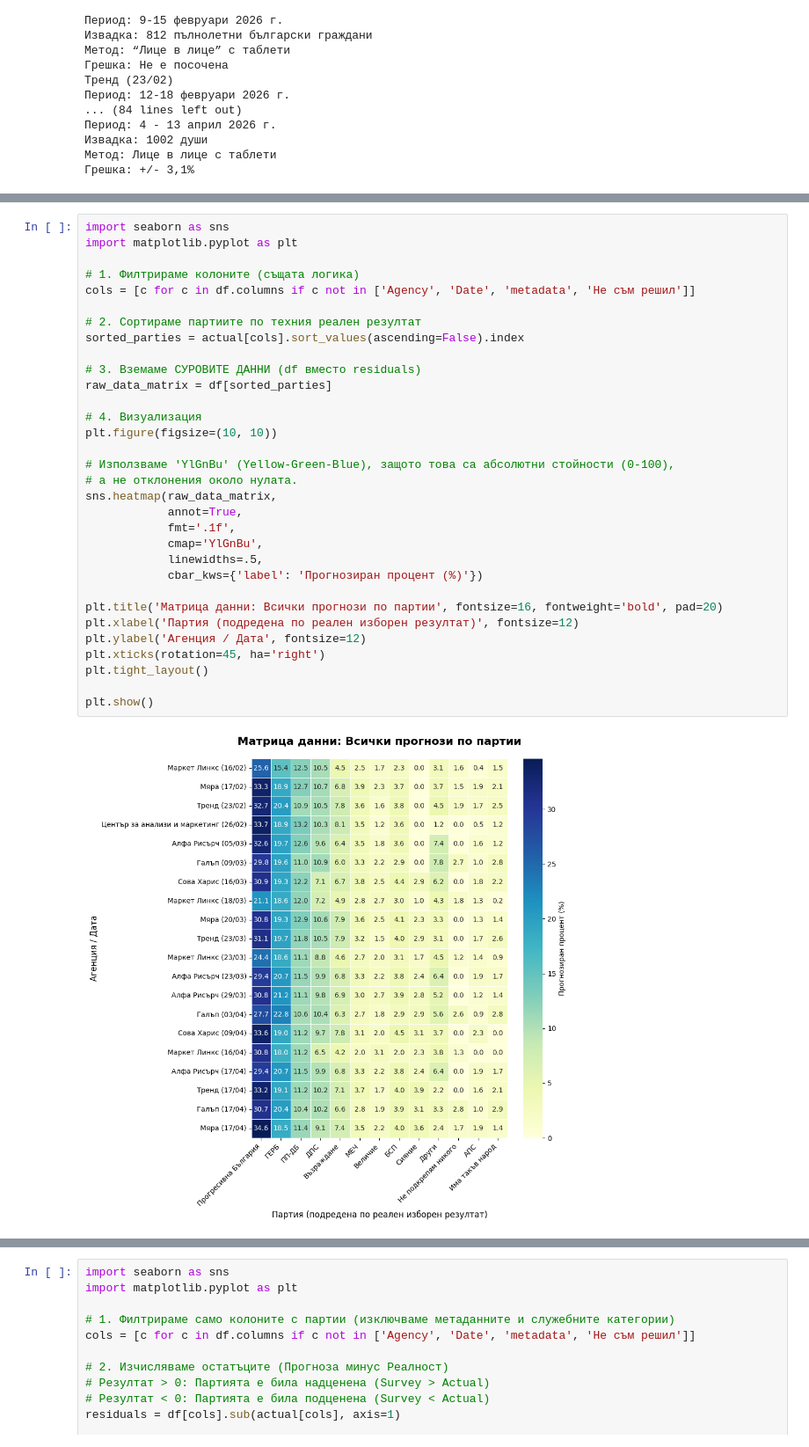
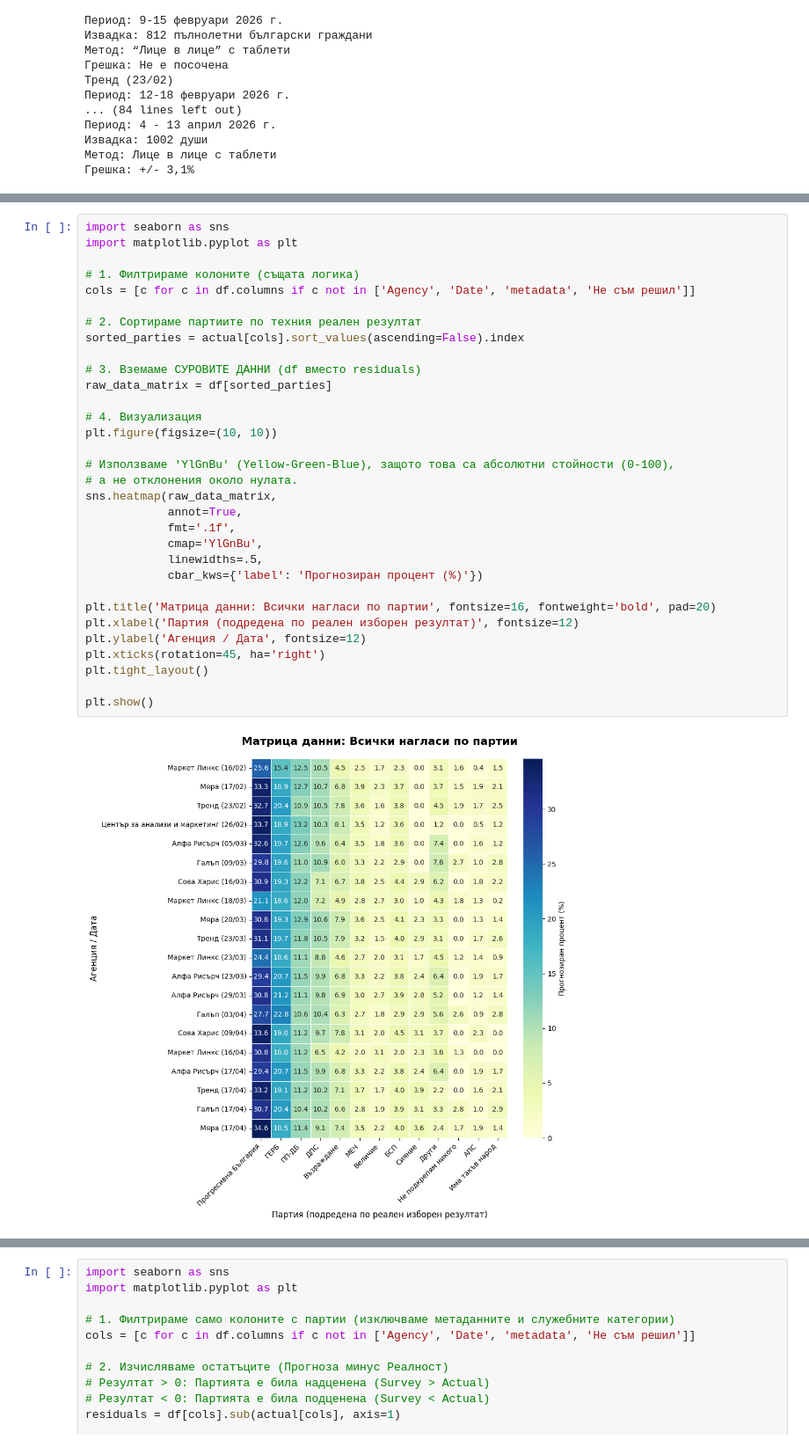
Before and after one commit to gregordimi/gregordimi.github.io, a Jupyter notebook: posts/election-sociology-analysis-2026/index.ipynb, the cells around one changed output, grey strips where cells are left out. Shown at 88% size. Drawn from its saved outputs; the diff is of its cells as text.

```diff
--- a/posts/election-sociology-analysis-2026/index.ipynb
+++ b/posts/election-sociology-analysis-2026/index.ipynb
@@ -113,33 +114,33 @@ import seaborn as sns
 import matplotlib.pyplot as plt
 
 # 1. Филтрираме колоните (същата логика)
 cols = [c for c in df.columns if c not in ['Agency', 'Date', 'metadata', 'Не съм решил']]
 
 # 2. Сортираме партиите по техния реален резултат
 sorted_parties = actual[cols].sort_values(ascending=False).index
 
 # 3. Вземаме СУРОВИТЕ ДАННИ (df вместо residuals)
 raw_data_matrix = df[sorted_parties]
 
 # 4. Визуализация
 plt.figure(figsize=(10, 10))
 
 # Използваме 'YlGnBu' (Yellow-Green-Blue), защото това са абсолютни стойности (0-100),
 # а не отклонения около нулата.
 sns.heatmap(raw_data_matrix,
             annot=True,
             fmt='.1f',
             cmap='YlGnBu',
             linewidths=.5,
             cbar_kws={'label': 'Прогнозиран процент (%)'})
 
-plt.title('Матрица данни: Всички прогнози по партии', fontsize=16, fontweight='bold', pad=20)
+plt.title('Матрица данни: Всички нагласи по партии', fontsize=16, fontweight='bold', pad=20)
 plt.xlabel('Партия (подредена по реален изборен резултат)', fontsize=12)
 plt.ylabel('Агенция / Дата', fontsize=12)
 plt.xticks(rotation=45, ha='right')
 plt.tight_layout()
 
 plt.show()
 # %% [output]
-[figure, old version]
+[figure, new version]
 # %% [markdown]
```
Also changed, not shown: parts of 8 cells of this notebook, 9 other files.
